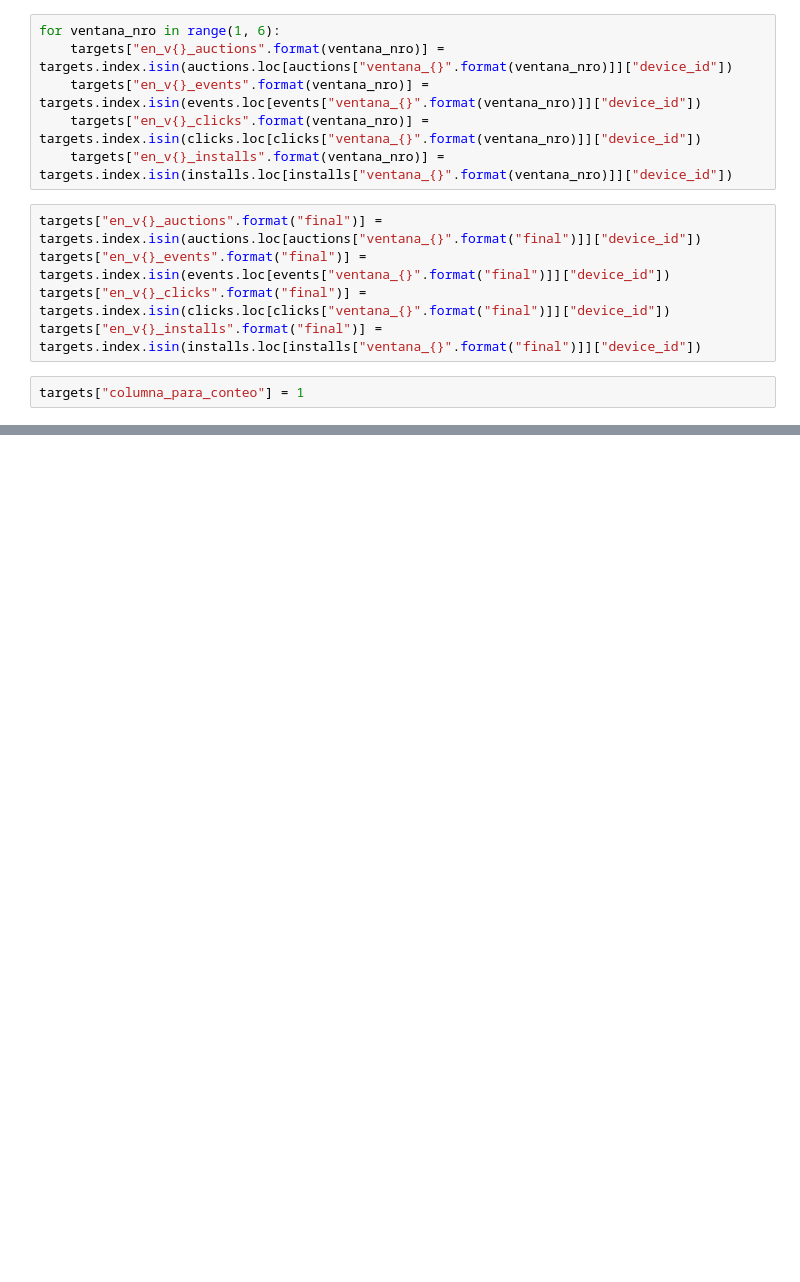
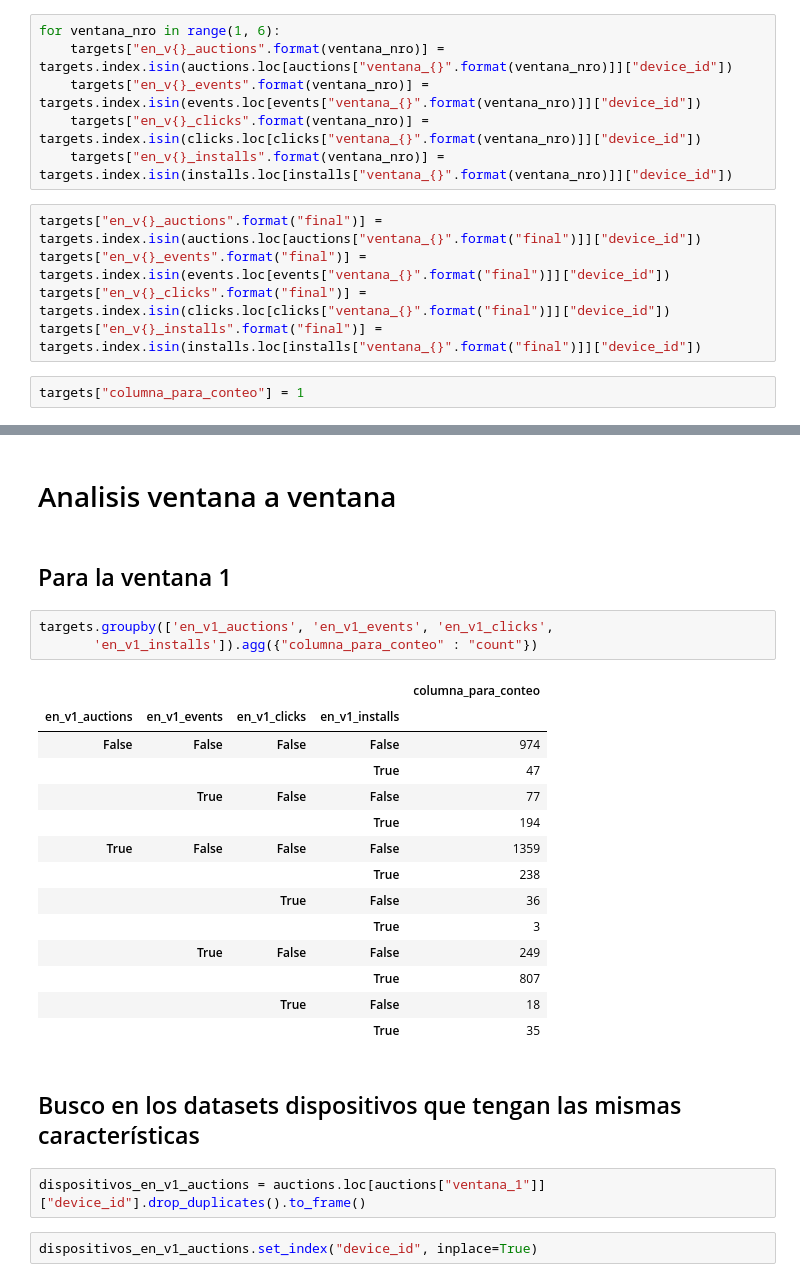
Before and after one commit to mateoicalvo/7506, a Jupyter notebook: tp2/analisis/distribucion_temporal.ipynb, the cells around one changed output, grey strips where cells are left out. Saved outputs shown, nothing was run; the diff lists cells and outputs as text; blank space fills up the shorter version.

```diff
--- a/tp2/analisis/distribucion_temporal.ipynb
+++ b/tp2/analisis/distribucion_temporal.ipynb
@@ -112,0 +117,28 @@ targets.groupby(['en_v1_auctions', 'en_v2_auctions', 'en_v3_auctions',
+# %% [markdown]
+# Analisis ventana a ventana
+# %% [markdown]
+## Para la ventana 1
+# %%
+targets.groupby(['en_v1_auctions', 'en_v1_events', 'en_v1_clicks',
+       'en_v1_installs']).agg({"columna_para_conteo" : "count"})
+# %% [output]
+|  |  |  |  | columna_para_conteo |
+| en_v1_auctions | en_v1_events | en_v1_clicks | en_v1_installs |  |
+| False | False | False | False | 974 |
+|  |  |  | True | 47 |
+|  | True | False | False | 77 |
+|  |  |  | True | 194 |
+| True | False | False | False | 1359 |
+|  |  |  | True | 238 |
+|  |  | True | False | 36 |
+|  |  |  | True | 3 |
+|  | True | False | False | 249 |
+|  |  |  | True | 807 |
+|  |  | True | False | 18 |
+|  |  |  | True | 35 |
+# %% [markdown]
+## Busco en los datasets dispositivos que tengan las mismas características
+# %%
+dispositivos_en_v1_auctions = auctions.loc[auctions["ventana_1"]]["device_id"].drop_duplicates().to_frame()
+# %%
+dispositivos_en_v1_auctions.set_index("device_id", inplace=True)
```
Also changed, not shown: parts of 20 cells of this notebook, 3 other files.
